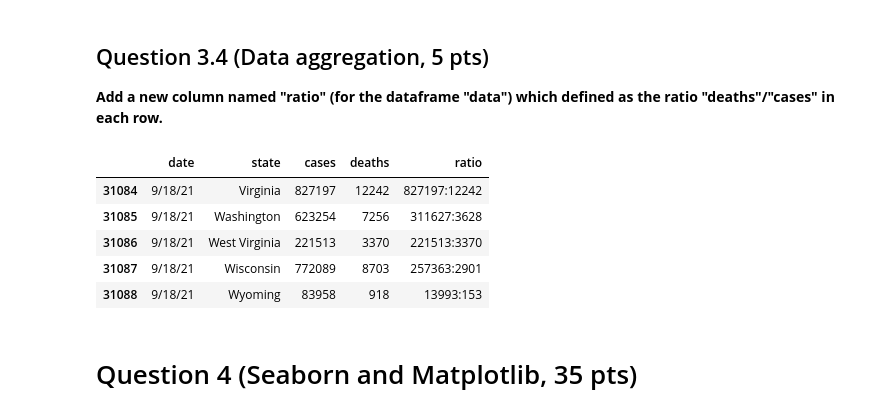
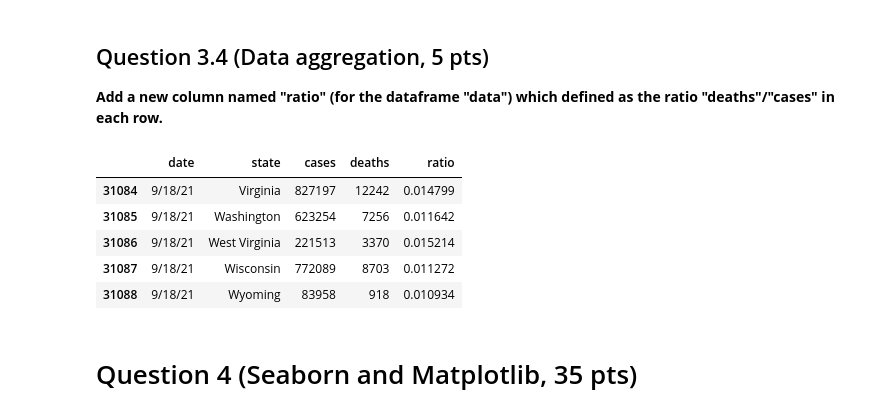
Before and after one commit to alexsalman/MachineLearningAssignments, a Jupyter notebook: Assignment1.ipynb, the cells around one changed output. Drawn from its saved outputs; the diff is of its cells as text; code cells hidden in the pictures.

```diff
--- a/Assignment1.ipynb
+++ b/Assignment1.ipynb
@@ -222,21 +267,17 @@ data.loc[(data['state'] == 'California') & (data['date'] == '8/21/21'), ['cases'
 # %%
 ################# Your answer for Question 3.4   #################
 
 ################# Your code here #################
-import math
-ratio_values = []
-for _, row in data.iterrows():
-       #ratio_values.append( (row['deaths'] / row['cases']) )
-        ratio_values.append(str(int(round(row['cases'] / (math.gcd(row['deaths'], row['cases'])),0))) + ':'+ str(int(round(row['deaths'] / (math.gcd(row['deaths'], row['cases'])),0))))
-data.insert(4, 'ratio', ratio_values, True)
+
+data['ratio'] = data['deaths'] / data['cases']
 data.tail()
 # %% [output]
 |  | date | state | cases | deaths | ratio |
-| 31084 | 9/18/21 | Virginia | 827197 | 12242 | 827197:12242 |
-| 31085 | 9/18/21 | Washington | 623254 | 7256 | 311627:3628 |
-| 31086 | 9/18/21 | West Virginia | 221513 | 3370 | 221513:3370 |
-| 31087 | 9/18/21 | Wisconsin | 772089 | 8703 | 257363:2901 |
-| 31088 | 9/18/21 | Wyoming | 83958 | 918 | 13993:153 |
+| 31084 | 9/18/21 | Virginia | 827197 | 12242 | 0.014799 |
+| 31085 | 9/18/21 | Washington | 623254 | 7256 | 0.011642 |
+| 31086 | 9/18/21 | West Virginia | 221513 | 3370 | 0.015214 |
+| 31087 | 9/18/21 | Wisconsin | 772089 | 8703 | 0.011272 |
+| 31088 | 9/18/21 | Wyoming | 83958 | 918 | 0.010934 |
 # %% [markdown]
 # Question 4 (Seaborn and Matplotlib, 35 pts)
 # %% [markdown]
```
Also changed, not shown: parts of 8 cells of this notebook.
